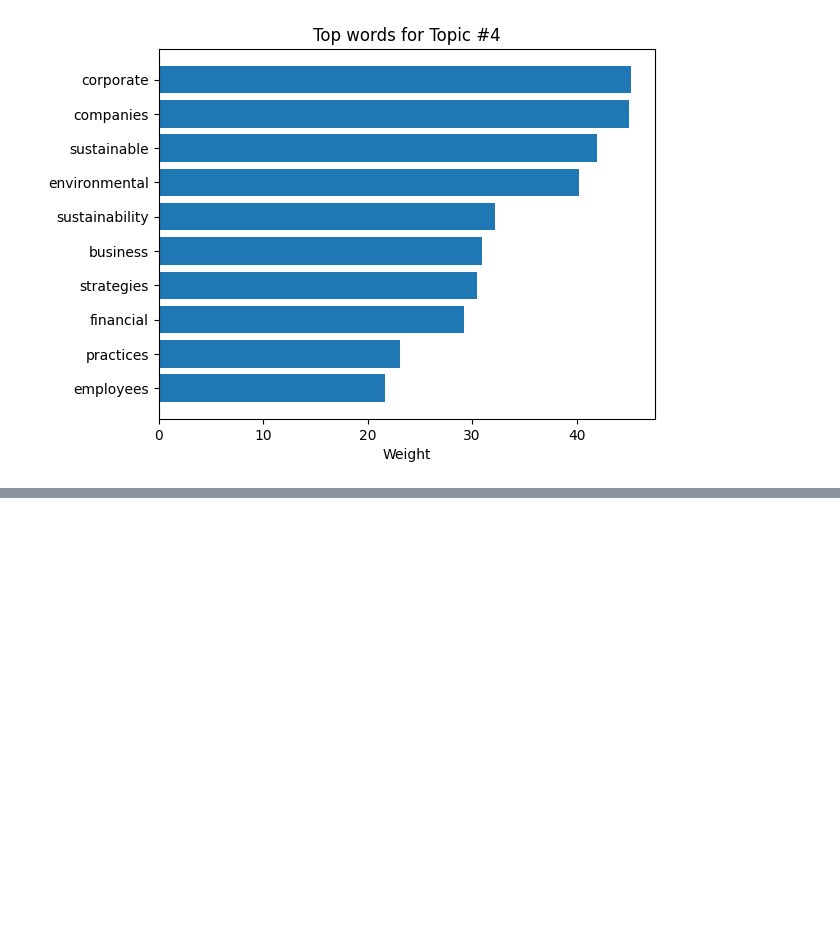
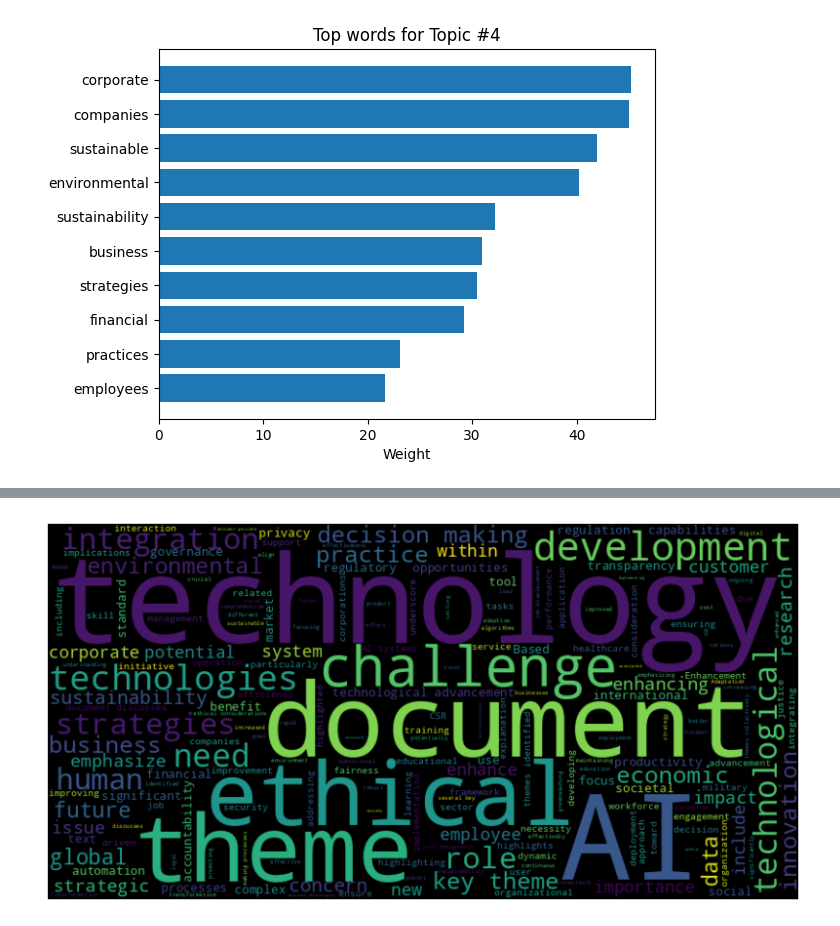
Before and after one commit to jkranyak/AI-Meta-Analysis-on-Org-policy, a Jupyter notebook: 705_MBA_FinalPaper.ipynb, the cells around one changed output, grey strips where cells are left out. Drawn from its saved outputs; the diff is of its cells as text; code cells hidden in the pictures; blank space fills up the shorter version.

```diff
--- a/705_MBA_FinalPaper.ipynb
+++ b/705_MBA_FinalPaper.ipynb
@@ -468,7 +468,7 @@ df["Text"] = data[:, "Text"].metas.flatten()
 
 # Prepare custom stopwords
 custom_stopwords = list(set(stopwords.words("english")) | {
-    "artificial intelligence", "ai",
+    "artificial intelligence", "ai", 'xai', 'also',
     "global organizations", "corporate strategies", "organizational policy",
     "impact", "effect", "consequence", "influence",
     "qualitative research", "meta-analysis", "thematic analysis"
@@ -543,0 +602,14 @@ for index, topic in enumerate(lda_model.components_):
+# %%
+import matplotlib.pyplot as plt
+from wordcloud import WordCloud
+
+# Generate a word cloud for the themes
+all_themes = " ".join(themes for themes in results.values())
+wordcloud = WordCloud(width=800, height=400).generate(all_themes)
+
+plt.figure(figsize=(10, 5))
+plt.imshow(wordcloud, interpolation='bilinear')
+plt.axis("off")
+plt.show()
+# %% [output]
+[figure, added]
```
Also changed, not shown: parts of 3 cells of this notebook.
